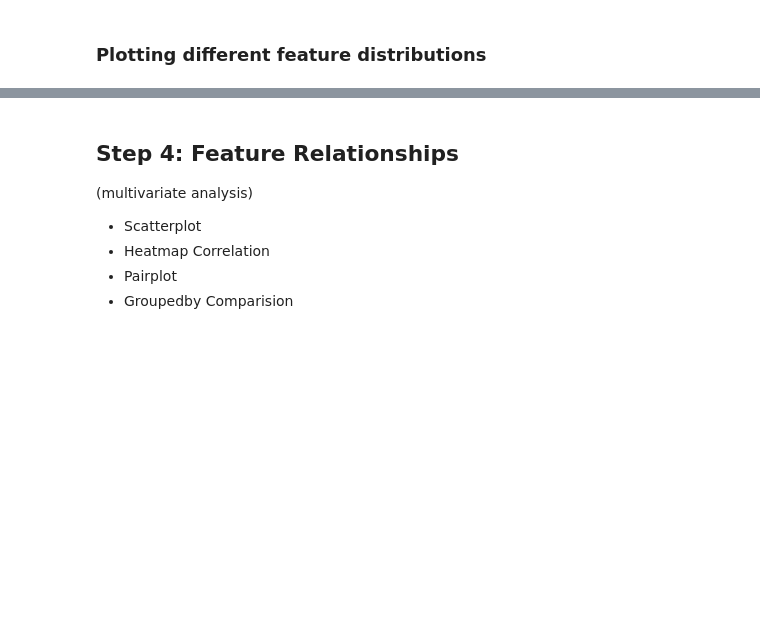
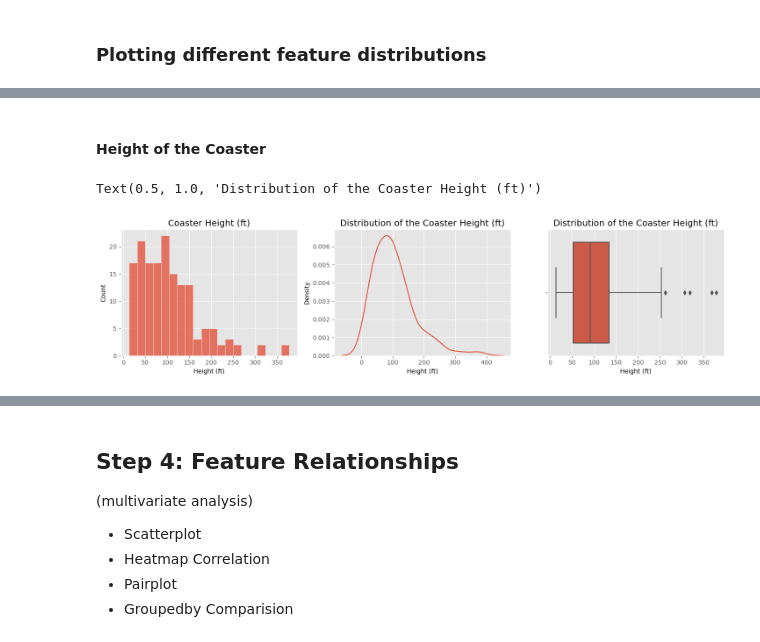
Before and after one commit to Pawcharz/Statistics-Analysis-Playground, a Jupyter notebook: rollercoaster/exploratory-data-analysis.ipynb, the cells around one changed output, grey strips where cells are left out. Cells and saved outputs as stored; diff of their text form; code cells hidden in the pictures; blank space fills up the shorter version.

```diff
--- a/rollercoaster/exploratory-data-analysis.ipynb
+++ b/rollercoaster/exploratory-data-analysis.ipynb
@@ -299,0 +327,20 @@ Text(0.5, 1.0, 'All Years Coasters Introduced')
+# %% [markdown]
+#### Height of the Coaster
+# %%
+f, axs = plt.subplots(1, 3, figsize=(15, 4))
+f.tight_layout(pad=3)
+
+sns.histplot(data=df, x="Height_ft", bins=20, ax=axs[0])
+axs[0].set_xlabel("Height (ft)")
+axs[0].set_title("Coaster Height (ft)")
+
+sns.kdeplot(data=df, x="Height_ft", ax=axs[1])
+axs[1].set_xlabel("Height (ft)")
+axs[1].set_title("Distribution of the Coaster Height (ft)")
+
+sns.boxplot(data=df, x="Height_ft", ax=axs[2])
+axs[2].set_xlabel("Height (ft)")
+axs[2].set_title("Distribution of the Coaster Height (ft)")
+# %% [output]
+Text(0.5, 1.0, 'Distribution of the Coaster Height (ft)')
+[figure, added]
```
Also changed, not shown: parts of 9 cells of this notebook.
